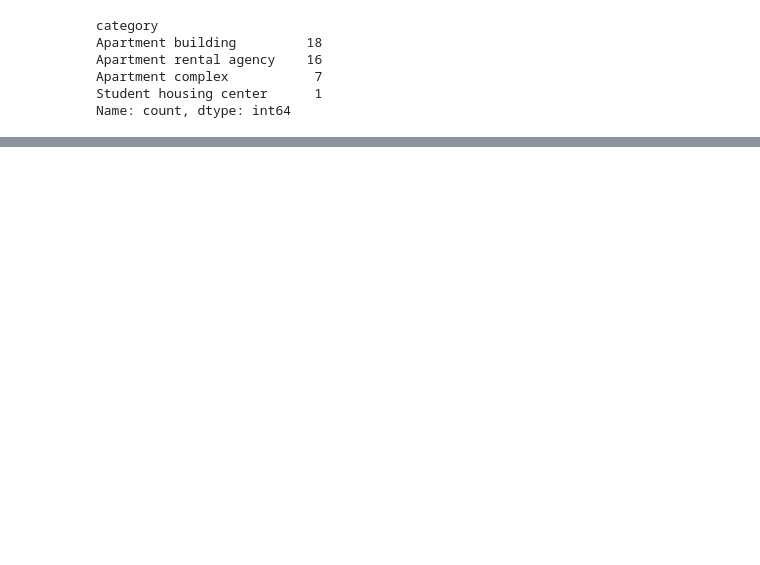
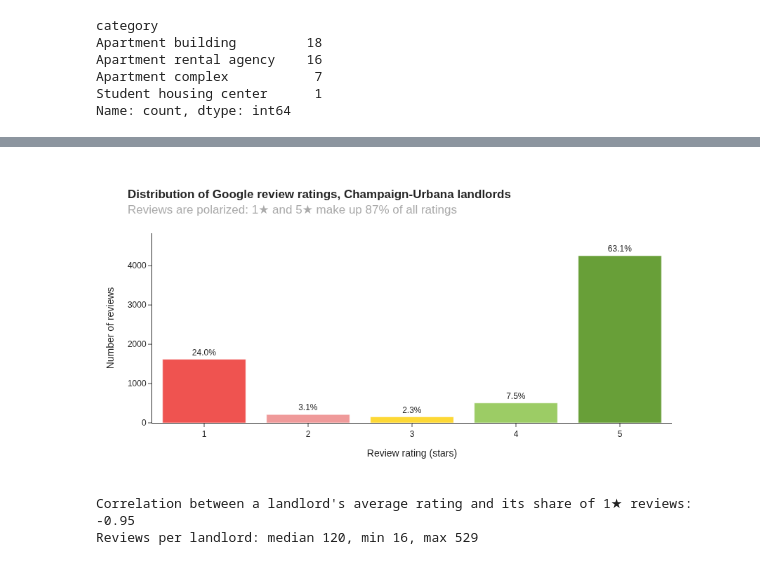
Before and after one commit to subwaymatch/analytics-case-development, a Jupyter notebook: cu-leasing-companies/cu-leasing-companies.ipynb, the cells around one changed output, grey strips where cells are left out. Drawn from its saved outputs; the diff is of its cells as text; code cells hidden in the pictures; blank space fills up the shorter version.

```diff
--- a/cu-leasing-companies/cu-leasing-companies.ipynb
+++ b/cu-leasing-companies/cu-leasing-companies.ipynb
@@ -119,0 +149,16 @@ df_r.to_csv('reviews.csv', index=None)
+# %%
+import re
+import plotly.io as pio
+import plotly.graph_objects as go
+from plotly.subplots import make_subplots
+from scipy import stats
+import statsmodels.formula.api as smf
+from sklearn.feature_extraction.text import CountVectorizer
+
+pio.templates['sans_serif'] = go.layout.Template(dict(layout=go.Layout(
+    font_family='Helvetica, Inter, Arial, sans-serif')))
+pio.templates.default = 'simple_white+sans_serif'
+
+# rating colors used in the cross-campus blog post
+rating_colors = {'1': '#EF5350', '2': '#EF9A9A', '3': '#FDD835', '4': '#9CCC65', '5': '#689F38'}
+month_labels = ['Jan', 'Feb', 'Mar', 'Apr', 'May', 'Jun', 'Jul', 'Aug', 'Sep', 'Oct', 'Nov', 'Dec']
@@ -119,0 +206,5 @@ df_r.to_csv('reviews.csv', index=None)
+# %%
+df_rating_counts = df['review_rating'].value_counts().sort_index().to_frame().reset_index()
+df_rating_counts['percentage'] = df_rating_counts['count'] / df_rating_counts['count'].sum()
+df_rating_counts['stars'] = df_rating_counts['review_rating'].astype(str)
+df_rating_counts
@@ -119,0 +218,33 @@ df_r.to_csv('reviews.csv', index=None)
+# %%
+fig = px.bar(
+    df_rating_counts,
+    x='stars',
+    y='count',
+    color='stars',
+    color_discrete_map=rating_colors,
+    text=df_rating_counts['percentage'].map('{:.1%}'.format),
+    labels={'stars': 'Review rating (stars)', 'count': 'Number of reviews'},
+    title='<b>Distribution of Google review ratings, Champaign-Urbana landlords</b><br>'
+          '<span style="color: #aaa;">Reviews are polarized: 1★ and 5★ make up 87% of all ratings</span>',
+    width=900, height=450
+)
+fig.update_traces(textposition='outside')
+fig.update_layout(showlegend=False)
+fig.show()
+# %% [output]
+[figure, added]
+# %%
+df_landlords = df.groupby(['name', 'landlord_type', 'verified'], as_index=False).agg(
+    num_reviews=('review_id', 'count'),
+    avg_rating=('review_rating', 'mean'),
+    one_star_share=('review_rating', lambda s: (s == 1).mean()),
+    five_star_share=('review_rating', lambda s: (s == 5).mean()),
+)
+
+r = df_landlords['avg_rating'].corr(df_landlords['one_star_share'])
+print(f'Correlation between a landlord\'s average rating and its share of 1★ reviews: {r:.2f}')
+print(f"Reviews per landlord: median {df_landlords['num_reviews'].median():.0f}, "
+      f"min {df_landlords['num_reviews'].min()}, max {df_landlords['num_reviews'].max()}")
+# %% [output]
+Correlation between a landlord's average rating and its share of 1★ reviews: -0.95
+Reviews per landlord: median 120, min 16, max 529
```
Also changed, not shown: parts of 61 cells of this notebook, 1 other file.
